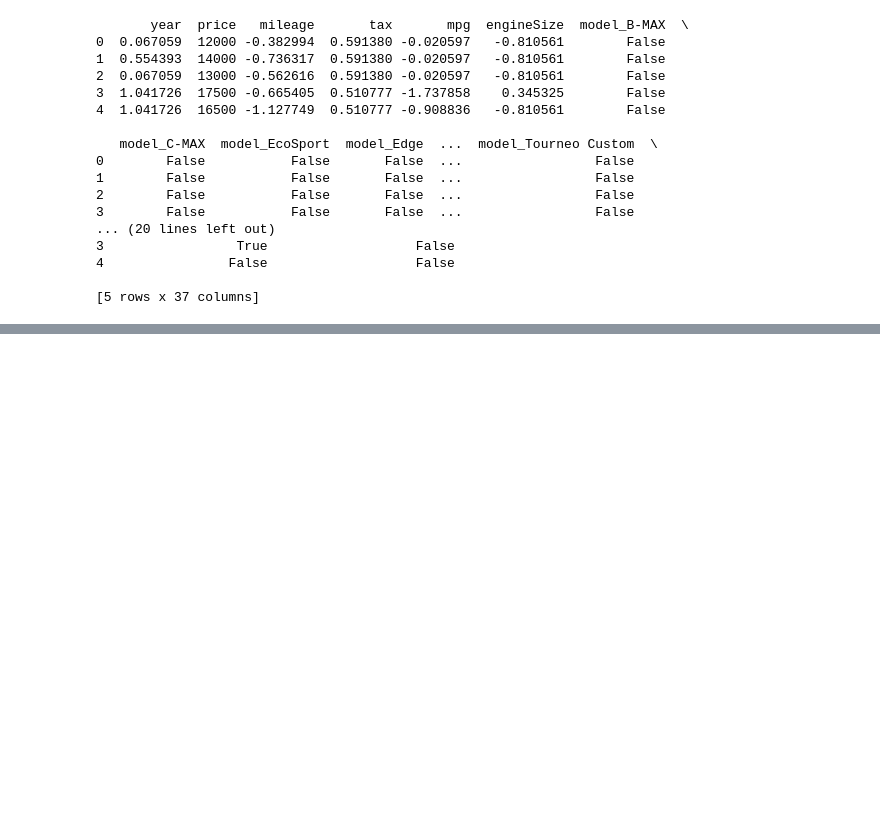
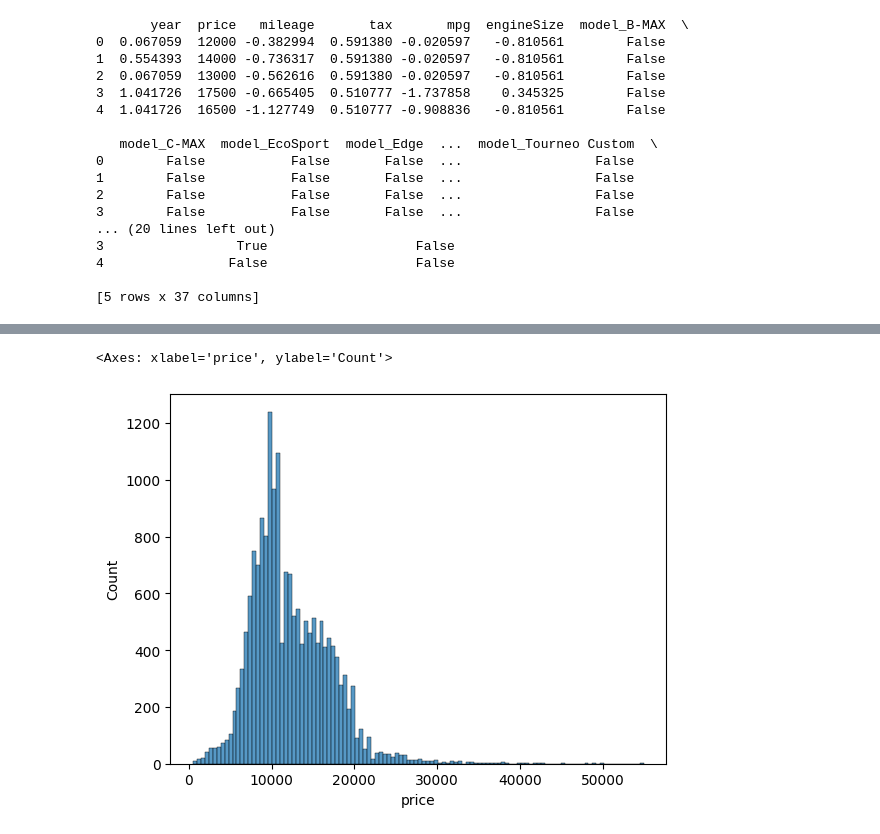
Before and after one commit to devyanikachare53-cmd/Dataset-Assignment, a Jupyter notebook: Assingment_18.ipynb, the cells around one changed output, grey strips where cells are left out. Drawn from its saved outputs; the diff is of its cells as text; code cells hidden in the pictures; blank space fills up the shorter version.

```diff
--- a/Assingment_18.ipynb
+++ b/Assingment_18.ipynb
@@ -575,0 +404,5 @@ Before Encoding:
+# %%
+sns.histplot(df['price'])
+# %% [output]
+<Axes: xlabel='price', ylabel='Count'>
+[figure, added]
```
Also changed, not shown: parts of 26 cells of this notebook.
